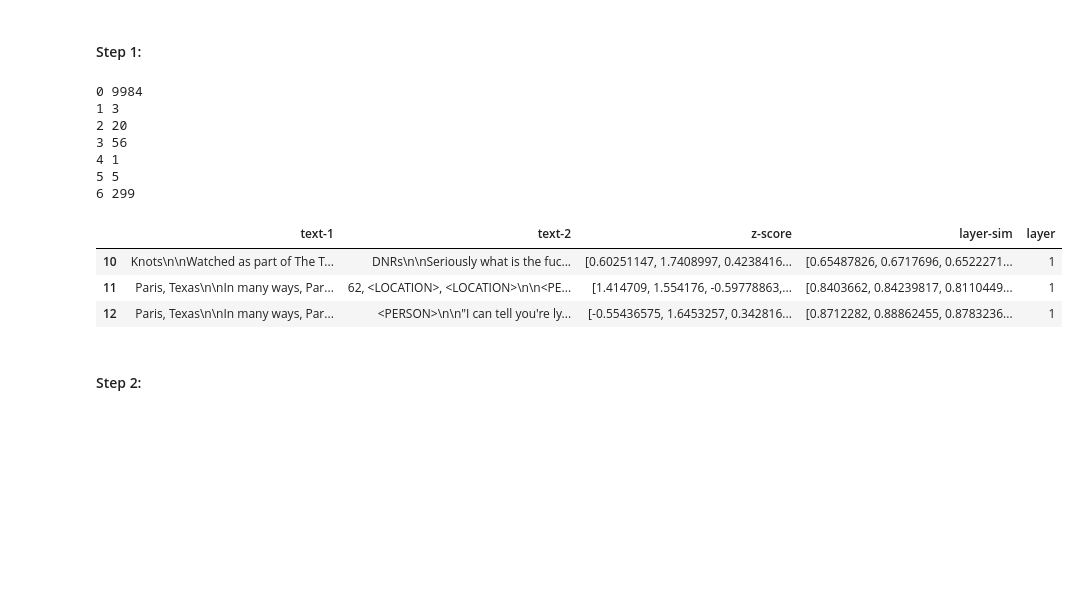
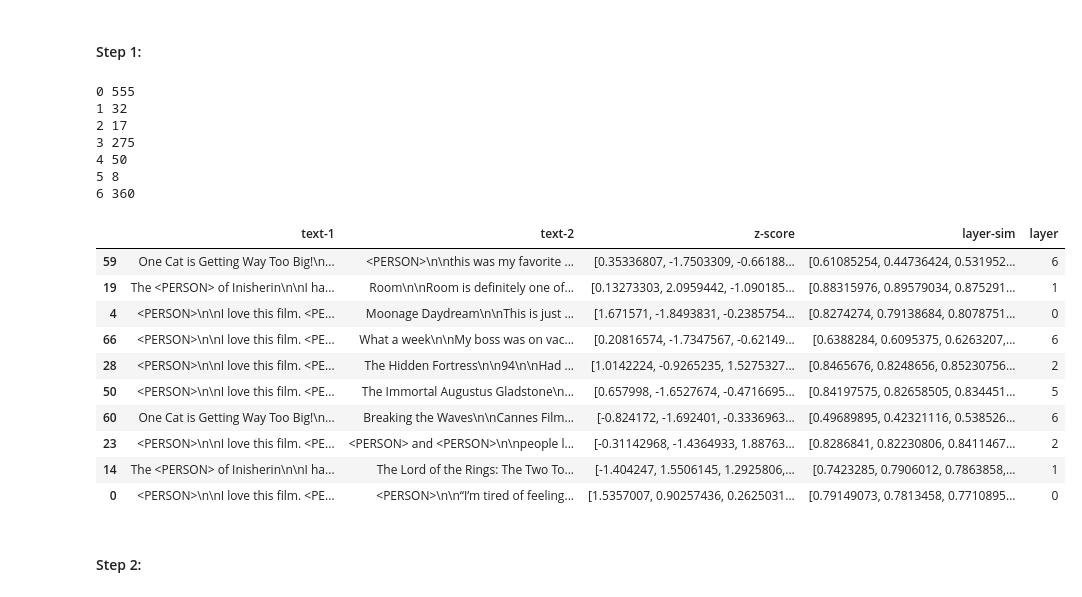
Before and after one commit to MiladAlshomary/Multi-LUAR, a Jupyter notebook: src-ipynb/multi-luar-analysis-2.ipynb, the cells around one changed output. Cells and saved outputs as stored; diff of their text form; code cells hidden in the pictures; blank space fills up the shorter version.

```diff
--- a/src-ipynb/multi-luar-analysis-2.ipynb
+++ b/src-ipynb/multi-luar-analysis-2.ipynb
@@ -45,8 +52,8 @@ hiatus_data_texts = hiatus_data.fullText.tolist()
 labels = hiatus_data['authorID'].tolist()
 
 # Compute embeddings
-max_seq_length = 736
-hiatus_data_embeddings = get_luar_embeddings(hiatus_data_texts, multiluar_model, tokenizer, max_length=max_seq_length, batch_size=1, is_multi_luar=True)
+max_seq_length = 192
+hiatus_data_embeddings, _= get_luar_embeddings(hiatus_data_texts, multiluar_model, tokenizer, max_length=max_seq_length, batch_size=1, is_multi_luar=True)
 # %%
 #np.max([len(x.split()) for x in hiatus_data.fullText.tolist()])
 # %% [markdown]
@@ -72,20 +79,27 @@ for layer in [0, 1, 2, 3, 4, 5, 6]:
     layer_x_pairs += [{'text-1': x[0], 'text-2': x[1], 'z-score': x[2], 'layer-sim': x[3], 'layer': layer} for x in sample_of_pairs]
 layer_x_pairs_df = pd.DataFrame(layer_x_pairs)
 # %% [output]
-0 9984
-1 3
-2 20
-3 56
-4 1
-5 5
-6 299
+0 555
+1 32
+2 17
+3 275
+4 50
+5 8
+6 360
 # %%
-layer_x_pairs_df[layer_x_pairs_df.layer == 1].head()
+layer_x_pairs_df.sample(n=10).head(n=10)
 # %% [output]
 |  | text-1 | text-2 | z-score | layer-sim | layer |
-| 10 | Knots\n\nWatched as part of The T... | DNRs\n\nSeriously what is the fuc... | [0.60251147, 1.7408997, 0.4238416... | [0.65487826, 0.6717696, 0.6522271... | 1 |
-| 11 | Paris, Texas\n\nIn many ways, Par... | 62, <LOCATION>, <LOCATION>\n\n<PE... | [1.414709, 1.554176, -0.59778863,... | [0.8403662, 0.84239817, 0.8110449... | 1 |
-| 12 | Paris, Texas\n\nIn many ways, Par... | <PERSON>\n\n"I can tell you're ly... | [-0.55436575, 1.6453257, 0.342816... | [0.8712282, 0.88862455, 0.8783236... | 1 |
+| 59 | One Cat is Getting Way Too Big!\n... | <PERSON>\n\nthis was my favorite ... | [0.35336807, -1.7503309, -0.66188... | [0.61085254, 0.44736424, 0.531952... | 6 |
+| 19 | The <PERSON> of Inisherin\n\nI ha... | Room\n\nRoom is definitely one of... | [0.13273303, 2.0959442, -1.090185... | [0.88315976, 0.89579034, 0.875291... | 1 |
+| 4 | <PERSON>\n\nI love this film. <PE... | Moonage Daydream\n\nThis is just ... | [1.671571, -1.8493831, -0.2385754... | [0.8274274, 0.79138684, 0.8078751... | 0 |
+| 66 | <PERSON>\n\nI love this film. <PE... | What a week\n\nMy boss was on vac... | [0.20816574, -1.7347567, -0.62149... | [0.6388284, 0.6095375, 0.6263207,... | 6 |
+| 28 | <PERSON>\n\nI love this film. <PE... | The Hidden Fortress\n\n94\n\nHad ... | [1.0142224, -0.9265235, 1.5275327... | [0.8465676, 0.8248656, 0.85230756... | 2 |
+| 50 | <PERSON>\n\nI love this film. <PE... | The Immortal Augustus Gladstone\n... | [0.657998, -1.6527674, -0.4716695... | [0.84197575, 0.82658505, 0.834451... | 5 |
+| 60 | One Cat is Getting Way Too Big!\n... | Breaking the Waves\n\nCannes Film... | [-0.824172, -1.692401, -0.3336963... | [0.49689895, 0.42321116, 0.538526... | 6 |
+| 23 | <PERSON>\n\nI love this film. <PE... | <PERSON> and <PERSON>\n\npeople l... | [-0.31142968, -1.4364933, 1.88763... | [0.8286841, 0.82230806, 0.8411467... | 2 |
+| 14 | The <PERSON> of Inisherin\n\nI ha... | The Lord of the Rings: The Two To... | [-1.404247, 1.5506145, 1.2925806,... | [0.7423285, 0.7906012, 0.7863858,... | 1 |
+| 0 | <PERSON>\n\nI love this film. <PE... | <PERSON>\n\n“I’m tired of feeling... | [1.5357007, 0.90257436, 0.2625031... | [0.79149073, 0.7813458, 0.7710895... | 0 |
 # %%
 layer_x_pairs_df.to_json('../data/layer_to_pairs_signficance.json')
 # %% [markdown]
```
Also changed, not shown: parts of 9 cells of this notebook, 3 other files.
